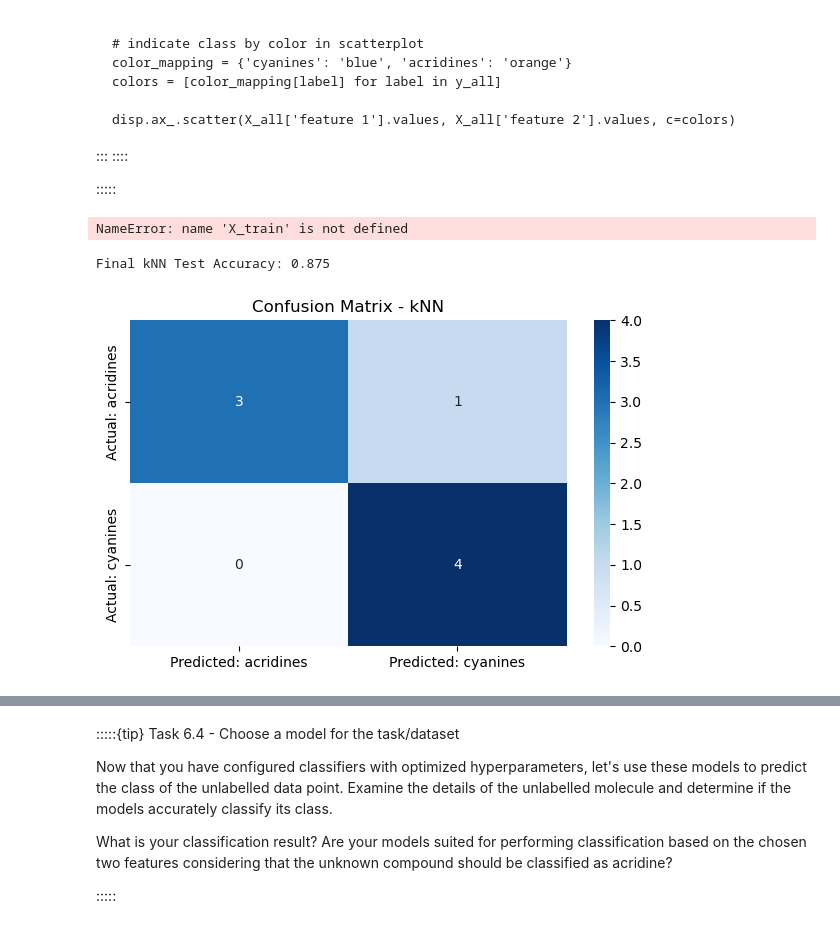
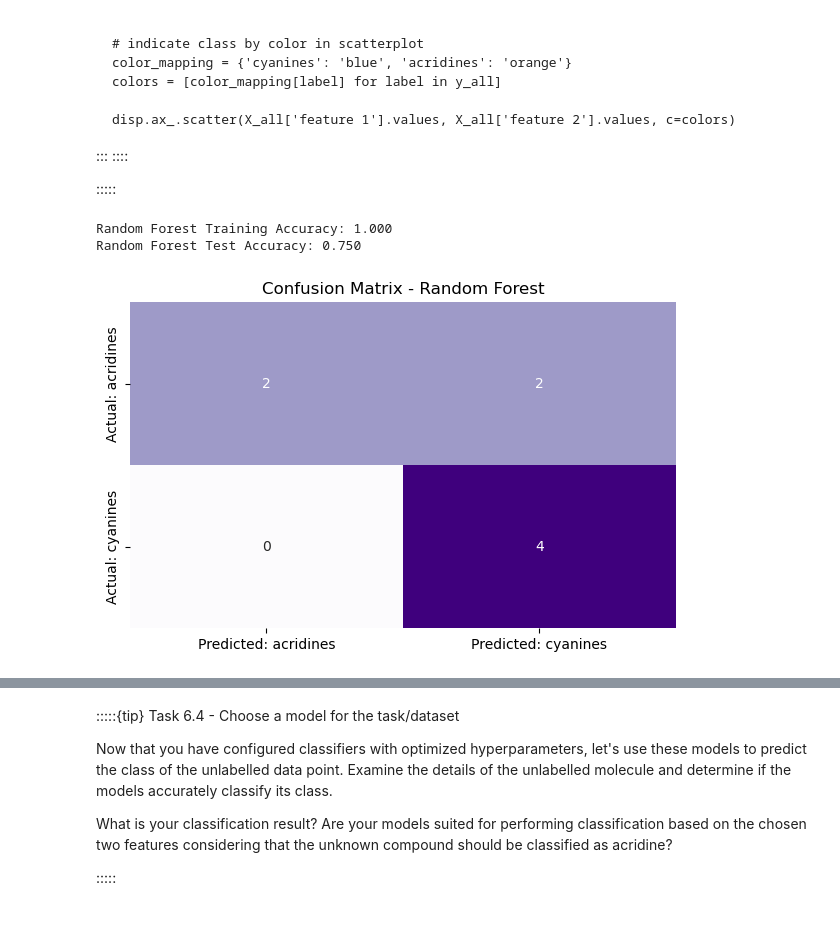
Before and after one commit to HatefRahimi/DigitalAlchemy, a Jupyter notebook: EX5/E06_classification_hands-on.ipynb, the cells around one changed output, grey strips where cells are left out. Cells and saved outputs as stored; diff of their text form; code cells hidden in the pictures.

Commit message:
Test Random Forest

```diff
--- a/EX5/E06_classification_hands-on.ipynb
+++ b/EX5/E06_classification_hands-on.ipynb
@@ -415,49 +416,33 @@ from sklearn.linear_model import LogisticRegression
 # %%
-from sklearn.linear_model import LogisticRegression
+from sklearn.ensemble import RandomForestClassifier
 
-# Train Logistic Regression
-lr_model = Pipeline([
+# Train Random Forest
+rf_model = Pipeline([
     ("scaler", StandardScaler()),
-    ("lr", LogisticRegression(random_state=42))
+    ("rf", RandomForestClassifier(n_estimators=100, random_state=42))
 ])
 
-lr_model.fit(X_train, y_train)
+rf_model.fit(X_train, y_train)
 
-# Evaluate
-print(f"Logistic Regression Training Accuracy: {lr_model.score(X_train, y_train):.3f}")
-print(f"Logistic Regression Test Accuracy: {lr_model.score(X_test, y_test):.3f}")
+print(f"Random Forest Training Accuracy: {rf_model.score(X_train, y_train):.3f}")
+print(f"Random Forest Test Accuracy: {rf_model.score(X_test, y_test):.3f}")
 # %% [output]
-NameError: name 'X_train' is not defined
+Random Forest Training Accuracy: 1.000
+Random Forest Test Accuracy: 0.750
 # %%
-from sklearn.metrics import confusion_matrix
+# Confusion Matrix
+y_pred_test = rf_model.predict(X_test)
 
-# plot confusion matrix for test / training data
-
-# Train final kNN model with optimal k
-knn_final = Pipeline([
-    ("scaler", StandardScaler()),
-    ("knn", KNeighborsClassifier(n_neighbors=optimal_k))
-])
-
-knn_final.fit(X_train, y_train)
-
-# Evaluate on test set
-y_pred = knn_final.predict(X_test)
-accuracy = accuracy_score(y_test, y_pred)
-print(f"Final kNN Test Accuracy: {accuracy:.3f}")
-
-
-cm = confusion_matrix(y_test, y_pred)
+cm = confusion_matrix(y_test, y_pred_test)
 cm_df = pd.DataFrame(cm,
                      columns=['Predicted: acridines', 'Predicted: cyanines'],
                      index=['Actual: acridines', 'Actual: cyanines'])
 
 plt.figure(figsize=(6, 4))
-sns.heatmap(cm_df, annot=True, fmt='d', cmap='Blues')
-plt.title('Confusion Matrix - kNN')
+sns.heatmap(cm_df, annot=True, fmt='d', cmap='Purples', cbar=False)
+plt.title('Confusion Matrix - Random Forest')
 plt.tight_layout()
 plt.show()
 # %% [output]
-Final kNN Test Accuracy: 0.875
-[figure, old version]
+[figure, new version]
 # %%
```
Also changed, not shown: parts of 3 cells of this notebook.
